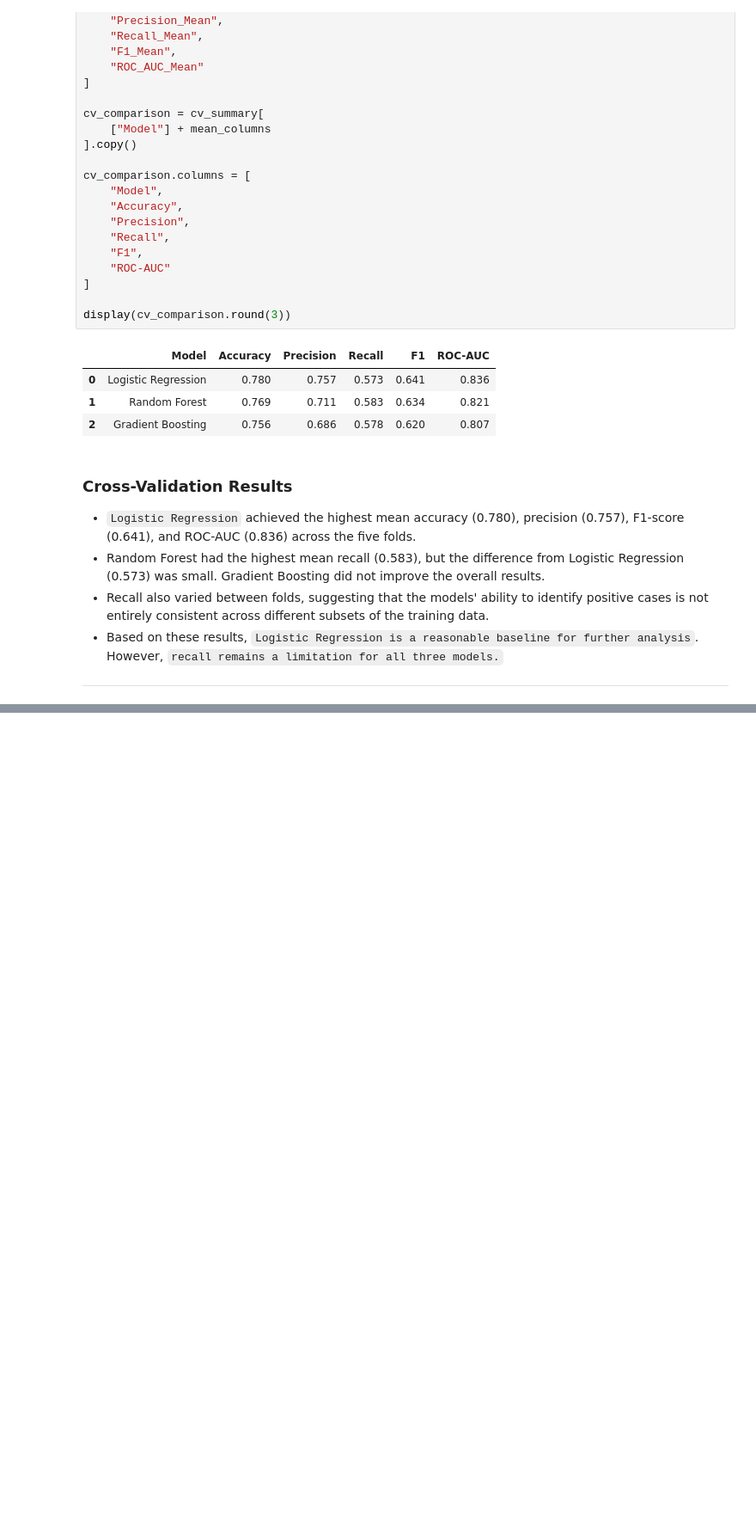
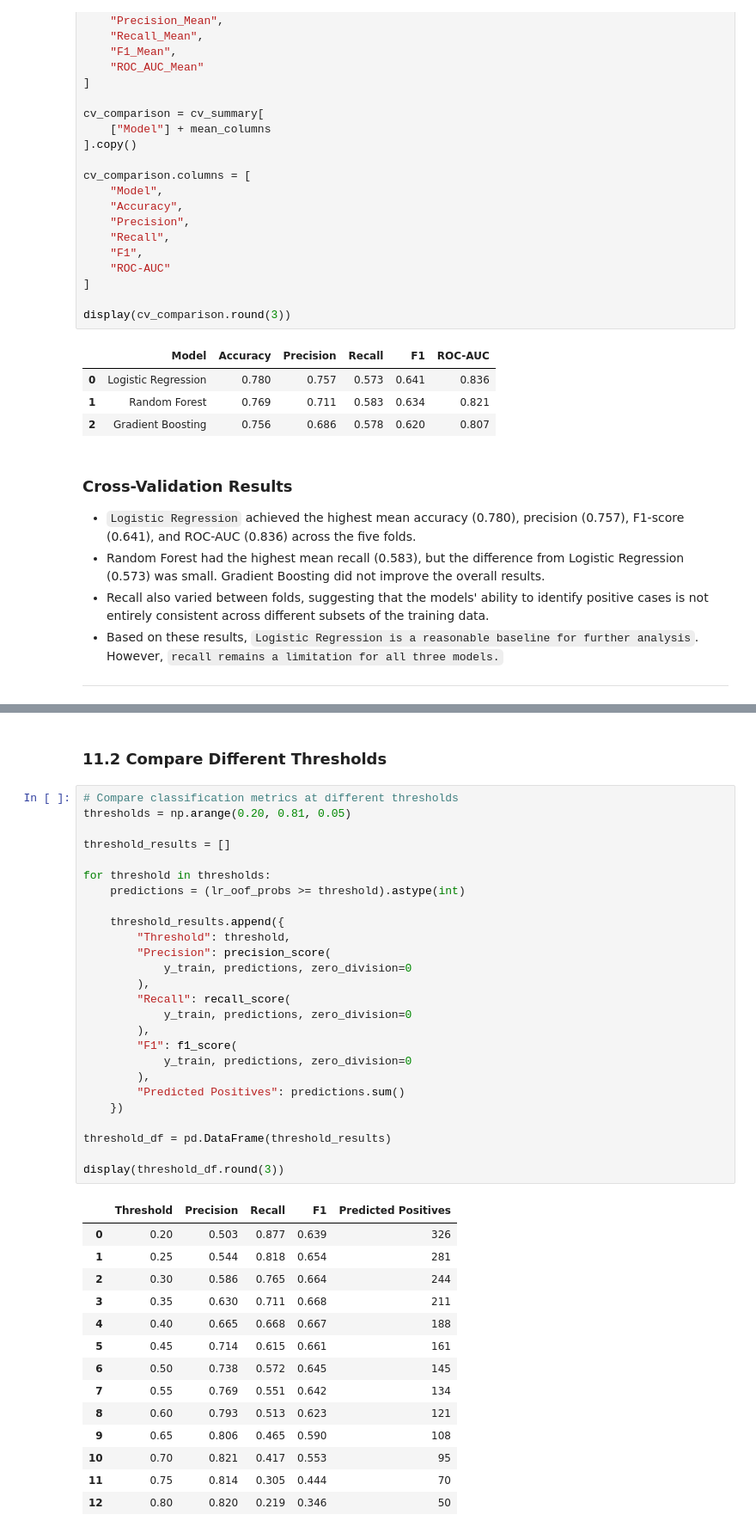
Before and after one commit to sati2799/diabetes-risk-prediction-ml, a Jupyter notebook: notebooks/Pima_Indians_Diabetes_Classification.ipynb, the cells around one changed output, grey strips where cells are left out. Shown at 86% size. Cells and saved outputs as stored; diff of their text form; blank space fills up the shorter version.

```diff
--- a/notebooks/Pima_Indians_Diabetes_Classification.ipynb
+++ b/notebooks/Pima_Indians_Diabetes_Classification.ipynb
@@ -1260,0 +1218,43 @@ https://diabetes.org/about-diabetes
+# %% [markdown]
+### 11.2 Compare Different Thresholds
+# %%
+# Compare classification metrics at different thresholds
+thresholds = np.arange(0.20, 0.81, 0.05)
+
+threshold_results = []
+
+for threshold in thresholds:
+    predictions = (lr_oof_probs >= threshold).astype(int)
+
+    threshold_results.append({
+        "Threshold": threshold,
+        "Precision": precision_score(
+            y_train, predictions, zero_division=0
+        ),
+        "Recall": recall_score(
+            y_train, predictions, zero_division=0
+        ),
+        "F1": f1_score(
+            y_train, predictions, zero_division=0
+        ),
+        "Predicted Positives": predictions.sum()
+    })
+
+threshold_df = pd.DataFrame(threshold_results)
+
+display(threshold_df.round(3))
+# %% [output]
+|  | Threshold | Precision | Recall | F1 | Predicted Positives |
+| 0 | 0.20 | 0.503 | 0.877 | 0.639 | 326 |
+| 1 | 0.25 | 0.544 | 0.818 | 0.654 | 281 |
+| 2 | 0.30 | 0.586 | 0.765 | 0.664 | 244 |
+| 3 | 0.35 | 0.630 | 0.711 | 0.668 | 211 |
+| 4 | 0.40 | 0.665 | 0.668 | 0.667 | 188 |
+| 5 | 0.45 | 0.714 | 0.615 | 0.661 | 161 |
+| 6 | 0.50 | 0.738 | 0.572 | 0.645 | 145 |
+| 7 | 0.55 | 0.769 | 0.551 | 0.642 | 134 |
+| 8 | 0.60 | 0.793 | 0.513 | 0.623 | 121 |
+| 9 | 0.65 | 0.806 | 0.465 | 0.590 | 108 |
+| 10 | 0.70 | 0.821 | 0.417 | 0.553 | 95 |
+| 11 | 0.75 | 0.814 | 0.305 | 0.444 | 70 |
+| 12 | 0.80 | 0.820 | 0.219 | 0.346 | 50 |
```
Also changed, not shown: parts of 16 cells of this notebook.
